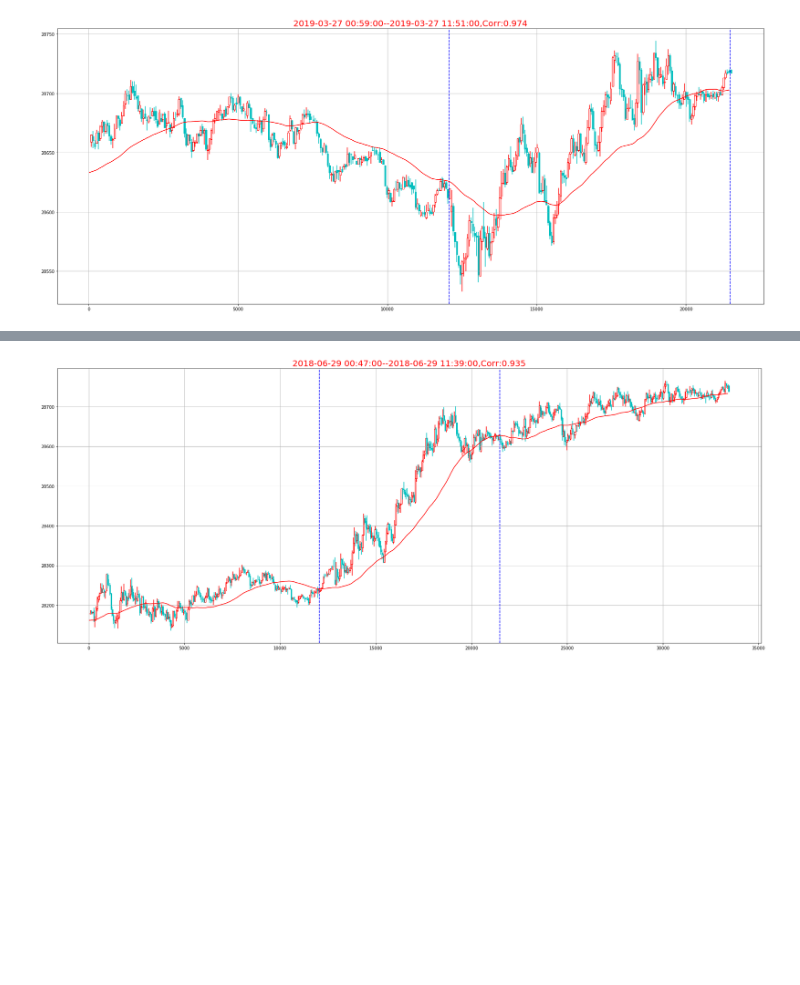
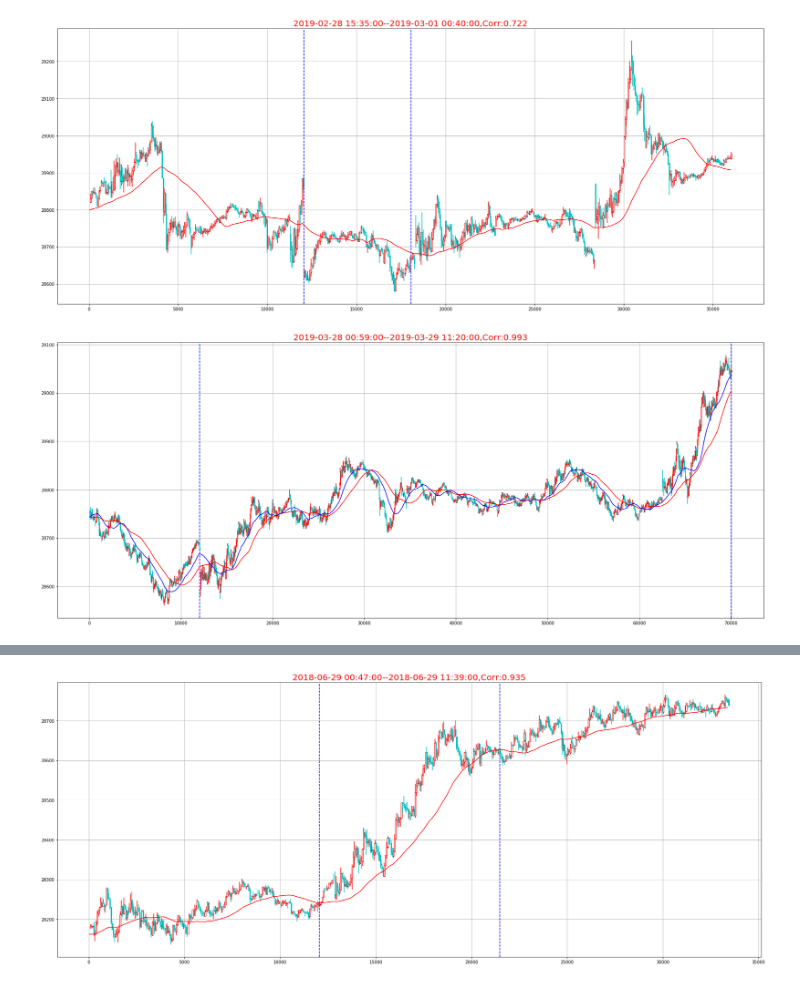
Before and after one commit to che7611/test2, a Jupyter notebook: TestK.ipynb, the cells around one changed output, grey strips where cells are left out. Cells and saved outputs as stored; diff of their text form; code cells hidden in the pictures; blank space fills up the shorter version.

```diff
--- a/TestK.ipynb
+++ b/TestK.ipynb
@@ -53,0 +65,12 @@ spent time: 0:00:50.548892
+# %%
+sql="SELECT  * FROM wh_same_month_min5 WHERE prodcode='HSI'"
+df2=pd.read_sql(sql,conn)
+df2['ma60']=tb.MA(df2['close'].values,timeperiod=60)
+print(df2.shape)
+# %%
+Source5=df2
+TA5=Source5.tail(100)
+
+sa5=Analyse_CORR(Source5,TA5)
+res5=sa5.corr()
+res5.head(10)
@@ -58,4 +96,8 @@ sa1.DrawNo(1,add1=200,add2=0)
+# %%
+sa5.DrawNo(2,add1=200,add2=300)
+# %% [output]
+[figure, added]
 # %%
-sa1.DrawNo(0,add1=200,add2=200)
+sa1.DrawNo(0,add1=200,add2=300)
 # %% [output]
-[figure, old version]
+[figure, new version]
```
Also changed, not shown: parts of 8 cells of this notebook, 4 other files.
